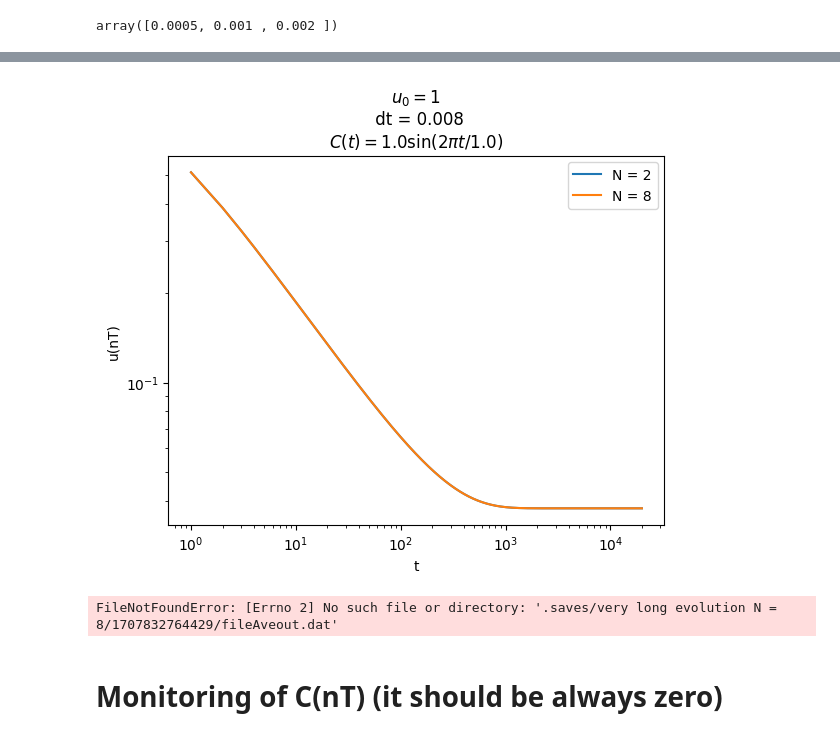
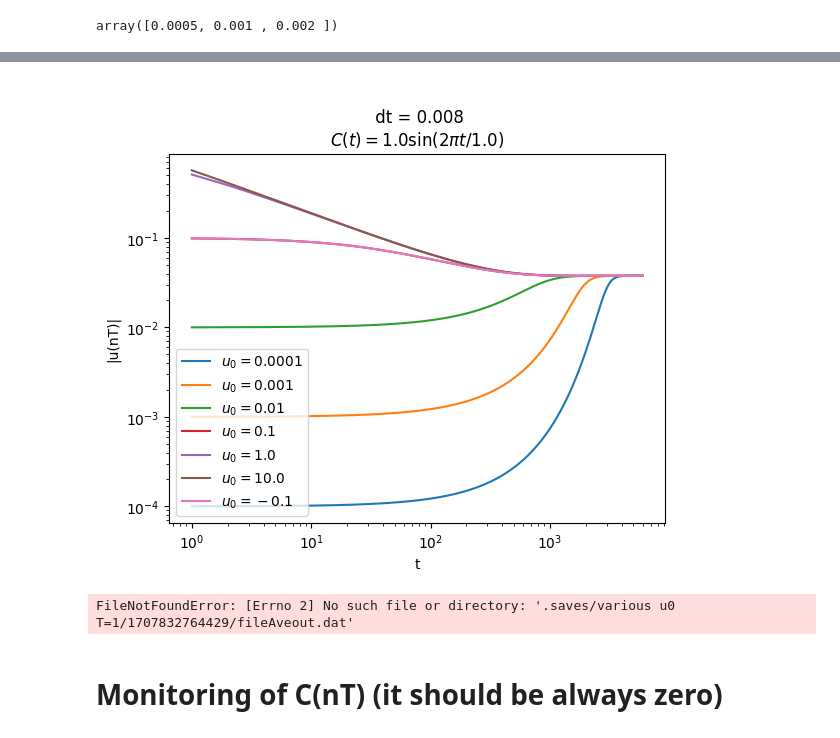
Before and after one commit to suanno/stage2, a Jupyter notebook: codes_tdgl/1D/flat plot u(nT).ipynb, the cells around one changed output, grey strips where cells are left out. Drawn from its saved outputs; the diff is of its cells as text; code cells hidden in the pictures.

Commit message:
Plots code and notes on Implicit Euler saturation

```diff
--- a/codes_tdgl/1D/flat plot u(nT).ipynb
+++ b/codes_tdgl/1D/flat plot u(nT).ipynb
@@ -7,5 +5,5 @@ dir_save = ".saves/" + "very long evolution N = 8/"
-# %%
-u0 = 1         #CHANGE HERE!!!
+# %%
+dir_save = ".saves/" + "various u0 T=1/"
 # %%
 ratio = 2000    #T/dt
 Tvec = [1, 2, 4]
@@ -28,8 +26,14 @@ ax.grid()
 # %%
 # Get all the simulations in the selected folder
-for folder in os.scandir(dir_save):
-    dir = folder.path
+for folder in sorted(os.listdir(dir_save), reverse=False):
+    dir = dir_save + folder
     print(dir)
+    # Get initial value
+    f = open(dir + "/fileinit.dat", "r")
+    first_line = f.readline().strip('\n')
+    second_line = f.readline().strip('\n')
+    u0 = float(second_line)
+    f.close()
     # Retrieve evolution parameters
     f = open(dir + "/tdgl_result.dat", "r")
     first_line = f.readline().strip('\n')
@@ -55,7 +59,14 @@ for folder in os.scandir(dir_save):
             nn[i] = tt[i]/T
             i = i + 1
             n = n + 1
-            print(tt[i-1]/T)    # It must be 1,2,3,...
-    ax.plot(tt[0:i],uu[0:i],label="dt = " + str(dt) + "; T = " + str(T))  # We remove 1/u0^2 to have a power law behaviour from t=0 (otherwise it gets so only when the power law gets more important than the added)
+            #print(tt[i-1]/T)    # It must be 1,2,3,...
+    #if float(tmax) > 2000:
+    #    label = "Implicit Euler"
+    #else:
+    #    label = "Explicit Euler"
+    label = ""
+    label = label + "$u_0 = " + str(u0) + "$"
+    #label="dt = " + str(dt) + "; T = " + str(T)
+    ax.plot(tt[0:i],uu[0:i],label = label)  # We remove 1/u0^2 to have a power law behaviour from t=0 (otherwise it gets so only when the power law gets more important than the added)
     ax.legend()
 # %% [output]
@@ -104,16 +105,16 @@ ax.grid()
 # %%
 #dt = 0.008
 #ax.axvline(1000)
 title = ""
-title = title + "$u_0 = " + str(u0) + "$"
-#title = title + "\n dt = " + str(round(float(dt),6))
-title = title + "\n$C(t) = \sin(2\pi t/T)$"
-#title = title + "\n$C(t)=" + str(round(float(A),2)) + "\sin(2\pi t/" + str(round(T,2)) + ")$"
+#title = title + "$u_0 = " + str(u0) + "$"
+title = title + "\n dt = " + str(round(float(dt),6))
+#title = title + "\n$C(t) = \sin(2\pi t/T)$"
+title = title + "\n$C(t)=" + str(round(float(A),2)) + "\sin(2\pi t/" + str(round(T,2)) + ")$"
 ax.set_title(title)
 ax.set_xscale("log")
 fig
 # %% [output]
-[figure, old version]
+[figure, new version]
 # %%
 import scipy as sp
 # %%
@@ -144,7 +145,7 @@ plt.title("Behaviour of u(t) for large t! = nT" + "\ndt=" +str(dt) + " T = " + s
 plt.xlabel("t")
 plt.ylabel("u(t)")
 # %% [output]
-FileNotFoundError: [Errno 2] No such file or directory: '.saves/very long evolution N = 8/1707832764429/fileAveout.dat'
+FileNotFoundError: [Errno 2] No such file or directory: '.saves/various u0 T=1/1707832764429/fileAveout.dat'
 # %% [markdown]
 # Monitoring of C(nT) (it should be always zero)
 # %%
```
Also changed, not shown: parts of 3 cells of this notebook, 9 other files.
